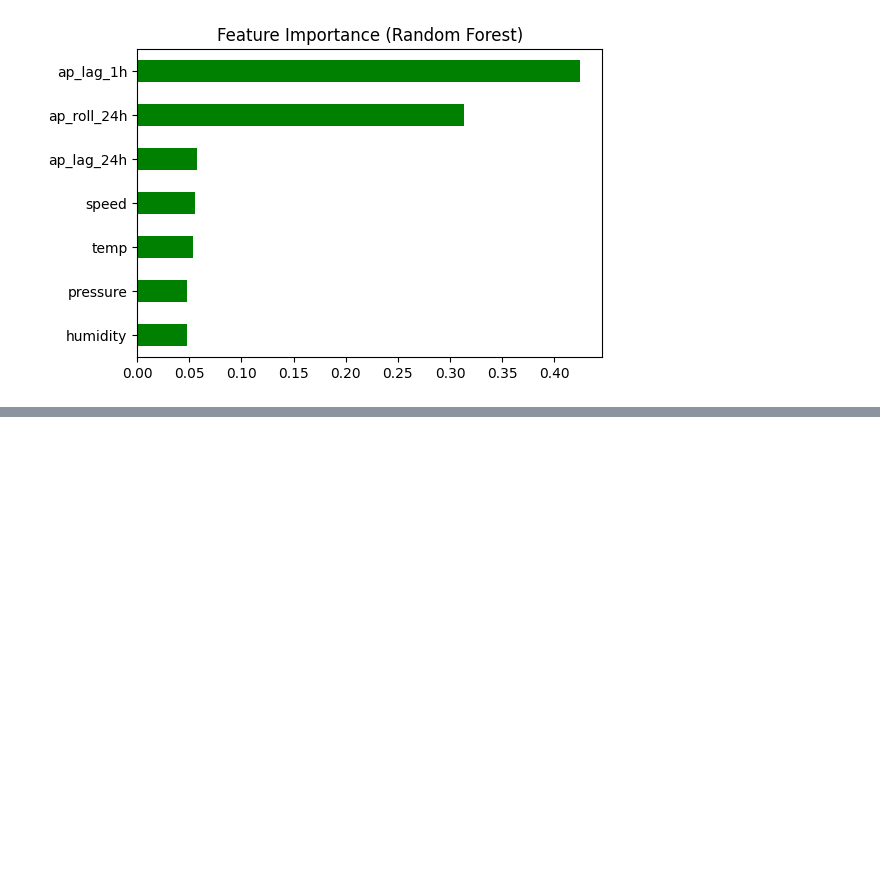
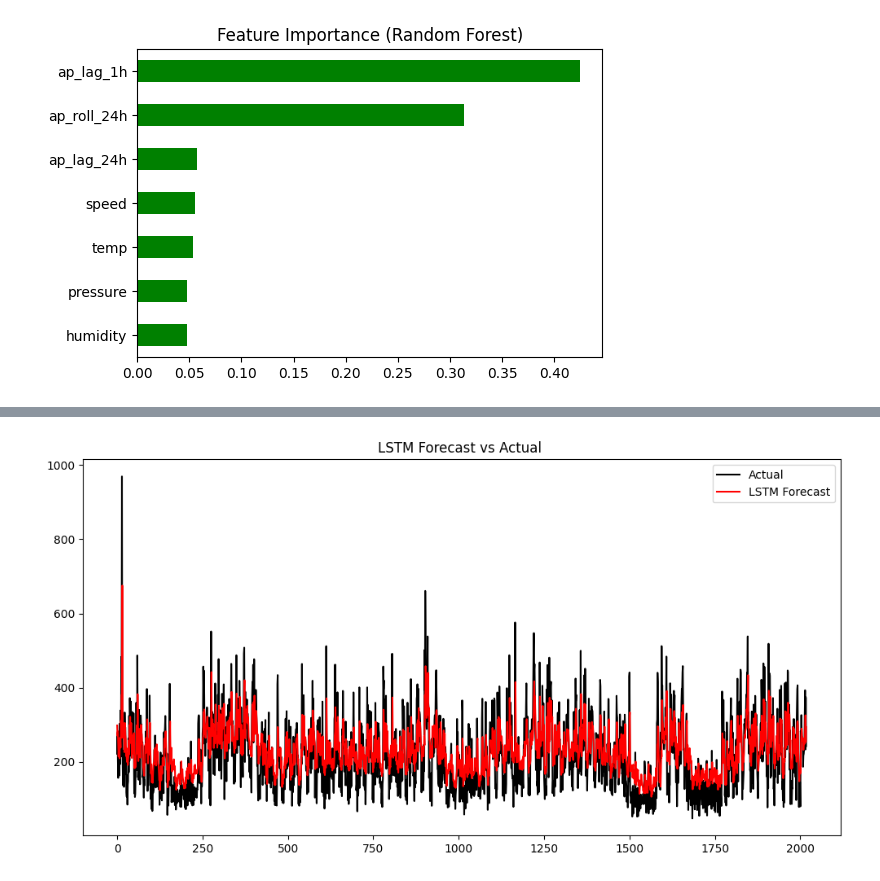
Before and after one commit to NuHuyn/mock2, a Jupyter notebook: lastandleast.ipynb, the cells around one changed output, grey strips where cells are left out. Cells and saved outputs as stored; diff of their text form; code cells hidden in the pictures; blank space fills up the shorter version.

```diff
--- a/lastandleast.ipynb
+++ b/lastandleast.ipynb
@@ -63,7 +80,7 @@ Step 2: Preprocess data
 # %% [markdown]
 Step 2.1: Read data and drop some unused columns
 # %%
-df = pd.read_csv("household.csv")
+df = pd.read_csv("/content/household.csv")
 # %%
 df = df.drop([
     'main',
@@ -340,3 +357,97 @@ plt.show()
 Random Forest CV → MAE=77.1789, RMSE=99.6262, R²=0.2948
 [figure]
 [figure]
+# %%
+
+
+# ================================
+# 1. Select features for LSTM
+# ================================
+features = ['active_power', 'temp', 'humidity', 'pressure', 'speed',
+            'ap_lag_1h', 'ap_lag_24h', 'ap_roll_24h']
+
+df_lstm = df_hour[features].copy().dropna()
+
+# ================================
+# 2. Scale the data
+# ================================
+scaler = MinMaxScaler()
+scaled_data = scaler.fit_transform(df_lstm)
+
+# ================================
+# 3. TCreate sequences (windows)
+# ================================
+def create_sequences(data, window):
+    X, y = [], []
+    for i in range(window, len(data)):
+        X.append(data[i-window:i])
+        y.append(data[i, 0])   # column 0 = active_power
+    return np.array(X), np.array(y)
+
+window_size = 24   # use the past 24 hours to forecast the next hour
+
+X, y = create_sequences(scaled_data, window_size)
+
+# ================================
+# 4. TRAIN/TEST SPLIT
+# ================================
+split = int(0.8 * len(X))
+X_train, X_test = X[:split], X[split:]
+y_train, y_test = y[:split], y[split:]
+
+# ================================
+# 5. Build the LSTM model
+# ================================
+model = Sequential()
+model.add(LSTM(64, return_sequences=True, input_shape=(window_size, X.shape[2])))
+model.add(Dropout(0.2))
+
+model.add(LSTM(32))
+model.add(Dropout(0.2))
+
+model.add(Dense(1))
+
+model.compile(optimizer='adam', loss='mse')
+model.summary()
+
+# ================================
+# 6. TRAIN MODEL
+# ================================
+history = model.fit(X_train, y_train,
+                    epochs=20,
+                    batch_size=32,
+                    validation_split=0.1,
+                    verbose=1)
+
+# ================================
+# 7. Forecasting
+# ================================
+y_pred = model.predict(X_test)
+
+# Inverse scale prediction
+test_scaled = np.zeros((len(y_pred), scaled_data.shape[1]))
+test_scaled[:, 0] = y_pred[:, 0]
+
+y_pred_inv = scaler.inverse_transform(test_scaled)[:, 0]
+y_test_inv = scaler.inverse_transform(
+    np.concatenate([y_test.reshape(-1,1), np.zeros((len(y_test), scaled_data.shape[1]-1))], axis=1)
+)[:, 0]
+
+# ================================
+# 8. Evaluation
+# ================================
+mae = mean_absolute_error(y_test_inv, y_pred_inv)
+rmse = np.sqrt(mean_squared_error(y_test_inv, y_pred_inv))
+
+print(f"LSTM → MAE={mae:.4f}, RMSE={rmse:.4f}")
+
+# ================================
+# 9. Plot the results
+# ================================
+plt.figure(figsize=(12,6))
+plt.plot(y_test_inv, label='Actual', color='black')
+plt.plot(y_pred_inv, label='LSTM Forecast', color='red')
+plt.legend()
+plt.title("LSTM Forecast vs Actual ")
+plt.show()
+# %% [output]
@@ -342,0 +488 @@ Random Forest CV → MAE=77.1789, RMSE=99.6262, R²=0.2948
+[figure, added]
```
Also changed, not shown: parts of 2 cells of this notebook.
